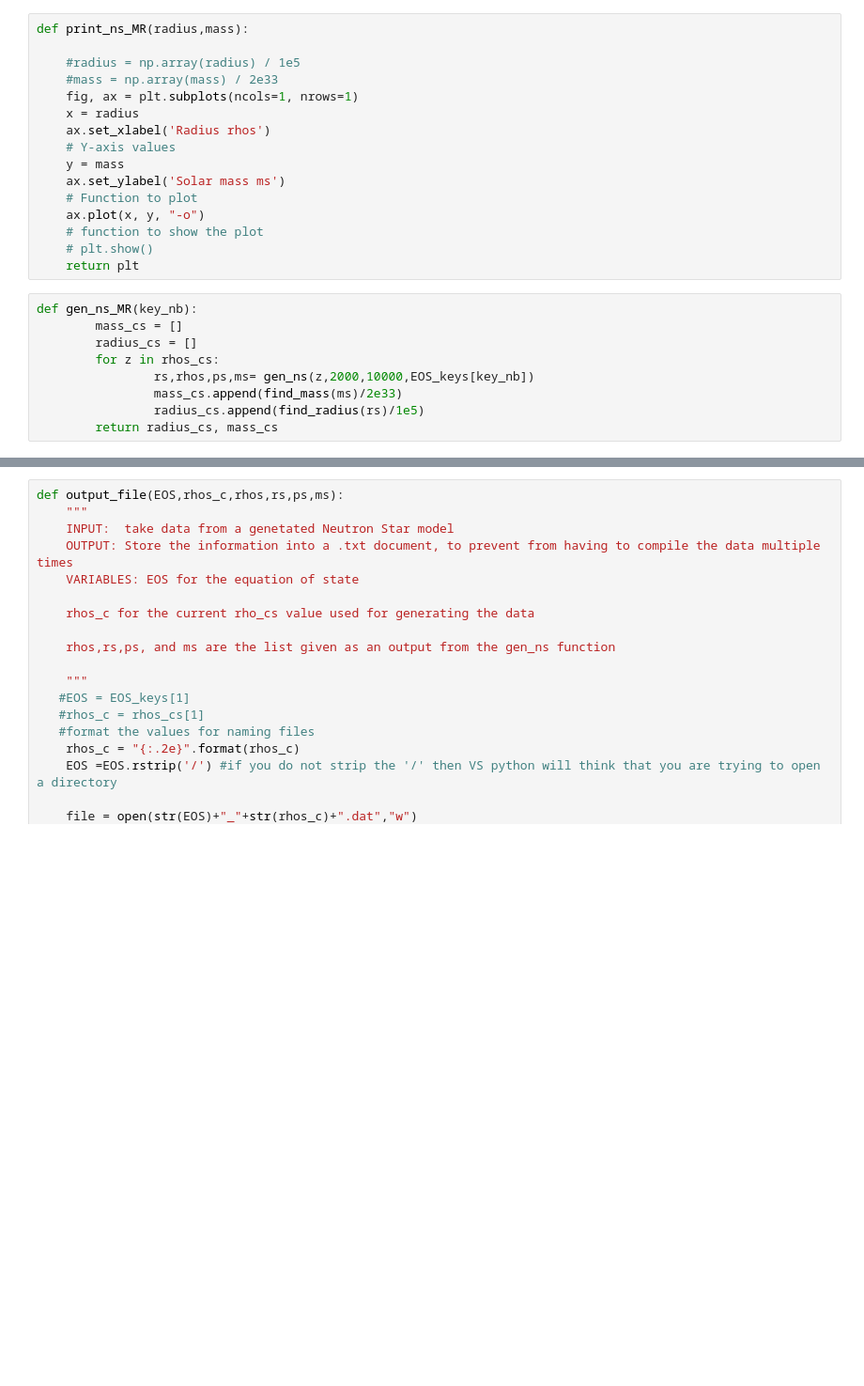
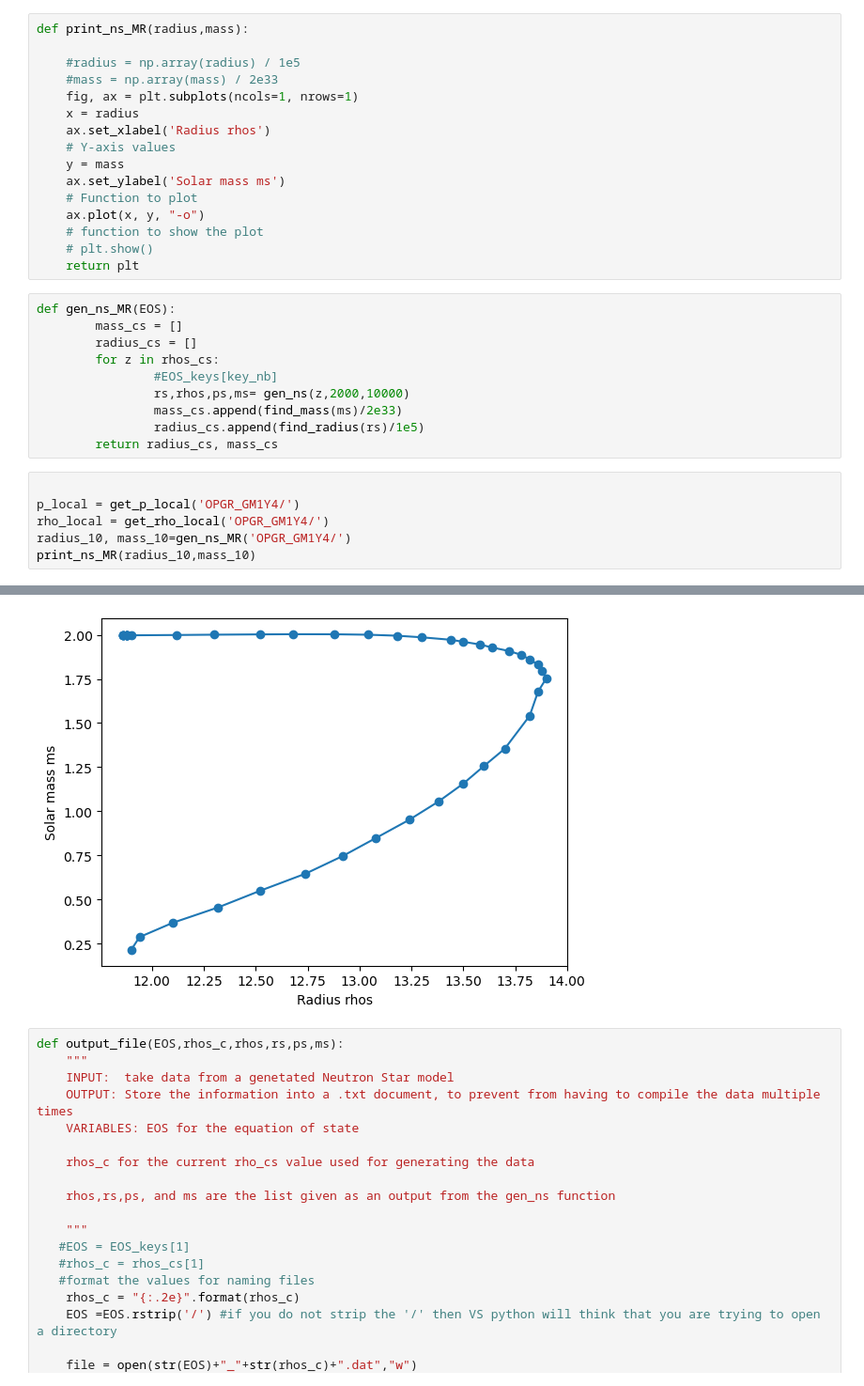
Before and after one commit to D7RV23/NS_SURP2024, a Jupyter notebook: week_5-6/ns_database.ipynb, the cells around one changed output, grey strips where cells are left out. Shown at 94% size. Cells and saved outputs as stored; diff of their text form; blank space fills up the shorter version.

```diff
--- a/week_5-6/ns_database.ipynb
+++ b/week_5-6/ns_database.ipynb
@@ -297,11 +297,19 @@ def print_ns_MR(radius,mass):
     # plt.show()
     return plt
 # %%
-def gen_ns_MR(key_nb):
+def gen_ns_MR(EOS):
         mass_cs = []
         radius_cs = []
         for z in rhos_cs:
-                rs,rhos,ps,ms= gen_ns(z,2000,10000,EOS_keys[key_nb])
+                #EOS_keys[key_nb]
+                rs,rhos,ps,ms= gen_ns(z,2000,10000)
                 mass_cs.append(find_mass(ms)/2e33)
                 radius_cs.append(find_radius(rs)/1e5)
         return radius_cs, mass_cs
+# %%
+
+p_local = get_p_local('OPGR_GM1Y4/')
+rho_local = get_rho_local('OPGR_GM1Y4/')
+radius_10, mass_10=gen_ns_MR('OPGR_GM1Y4/')
+print_ns_MR(radius_10,mass_10)
+# %% [output]
@@ -308,3 +317,4 @@ def gen_ns_MR(key_nb):
+[figure, added]
 # %%
 def output_file(EOS,rhos_c,rhos,rs,ps,ms):
     """
```
Also changed, not shown: parts of 9 cells of this notebook.
